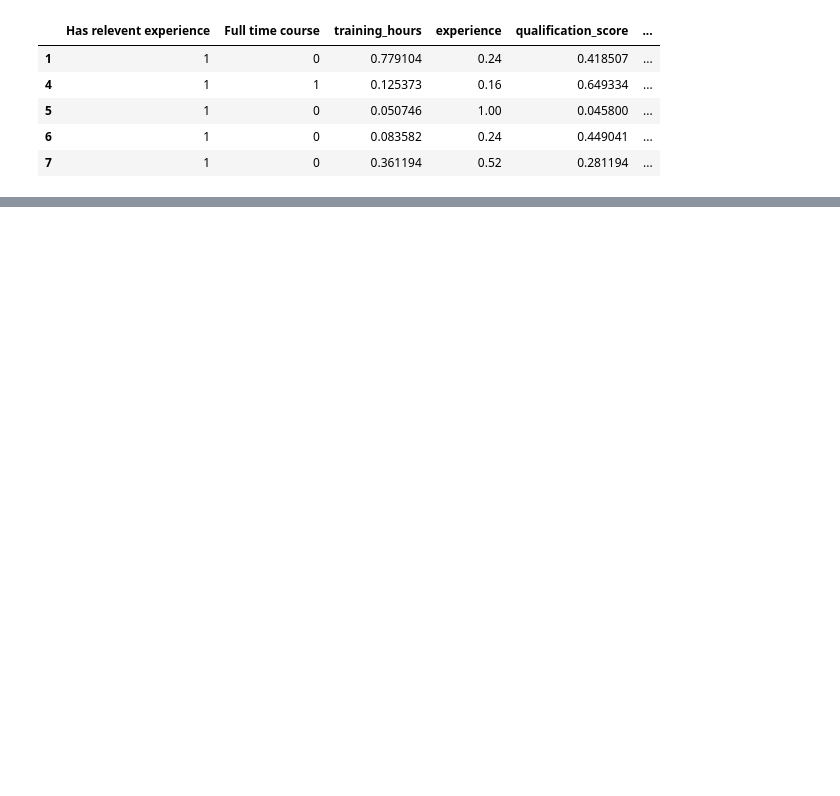
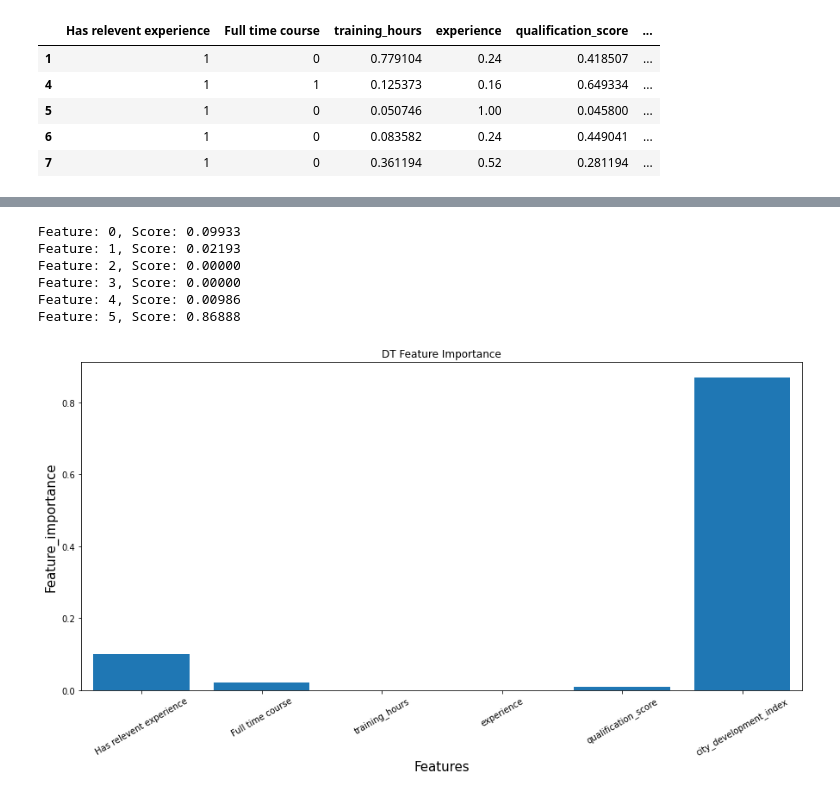
Before and after one commit to BarGanor/ml_project, a Jupyter notebook: project_part_2.ipynb, the cells around one changed output, grey strips where cells are left out. Saved outputs shown, nothing was run; the diff lists cells and outputs as text; code cells hidden in the pictures; blank space fills up the shorter version.

```diff
--- a/project_part_2.ipynb
+++ b/project_part_2.ipynb
@@ -57,0 +169,10 @@ TypeError: 'NoneType' object does not support item assignment
+# %%
+Feature_Importance(data)
+# %% [output]
+Feature: 0, Score: 0.09933
+Feature: 1, Score: 0.02193
+Feature: 2, Score: 0.00000
+Feature: 3, Score: 0.00000
+Feature: 4, Score: 0.00986
+Feature: 5, Score: 0.86888
+[figure, added]
```
Also changed, not shown: parts of 20 cells of this notebook.
